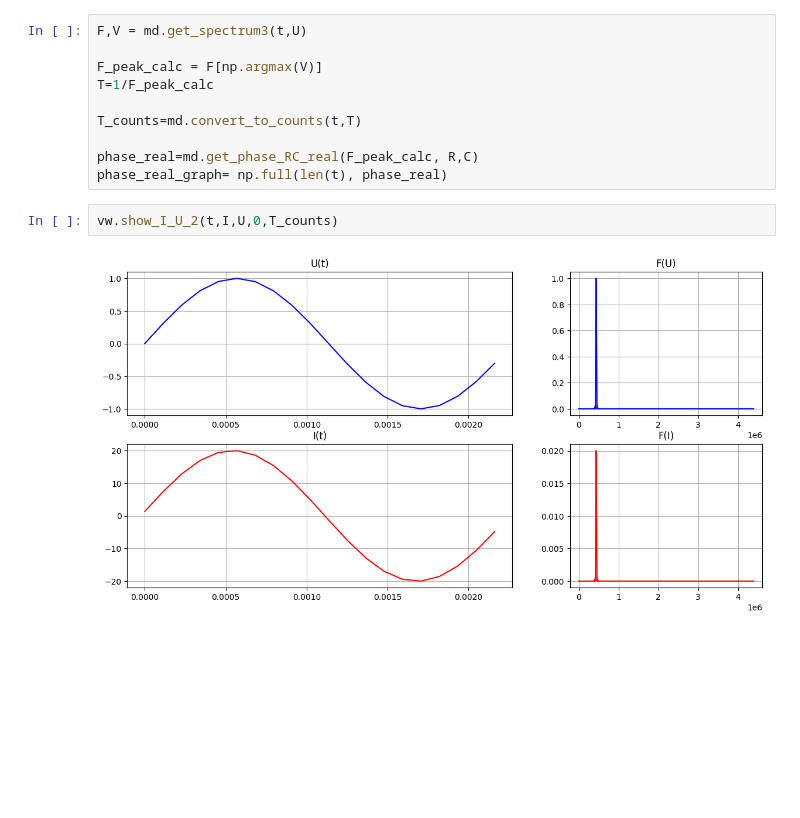
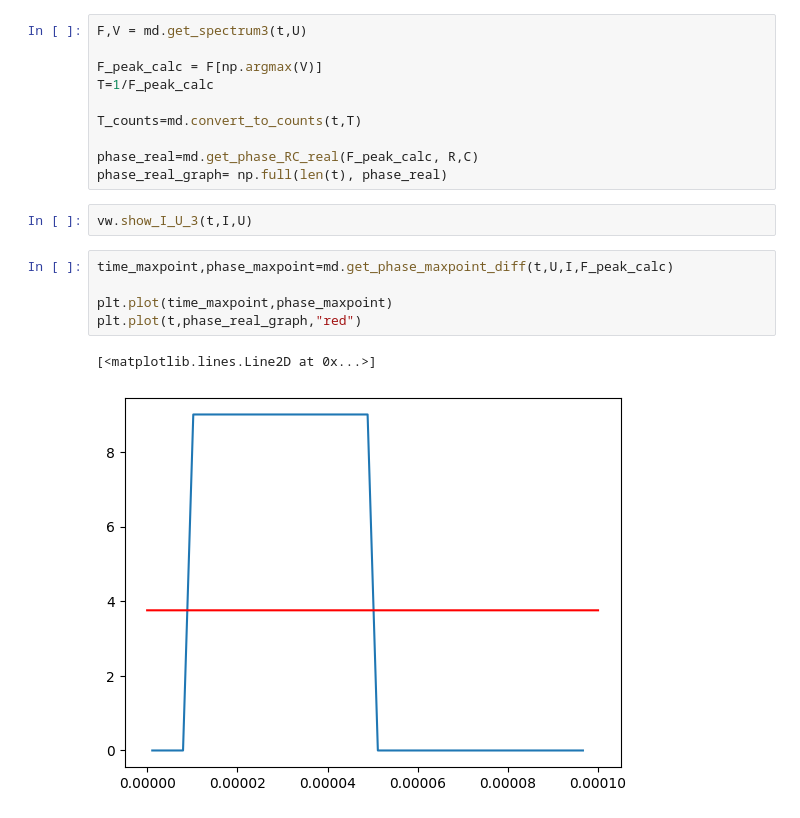
Before and after one commit to Gr-a-f/Relaxation_frequency_phase_algorithm, a Jupyter notebook: sin_phantom.ipynb, the cells around one changed output. Cells and saved outputs as stored; diff of their text form; blank space fills up the shorter version.

```diff
--- a/sin_phantom.ipynb
+++ b/sin_phantom.ipynb
@@ -36,9 +39,15 @@ T_counts=md.convert_to_counts(t,T)
 phase_real=md.get_phase_RC_real(F_peak_calc, R,C)
 phase_real_graph= np.full(len(t), phase_real)
 # %%
-vw.show_I_U_2(t,I,U,0,T_counts)
+vw.show_I_U_3(t,I,U)
-# %% [output]
-[figure, removed]
+# %%
+time_maxpoint,phase_maxpoint=md.get_phase_maxpoint_diff(t,U,I,F_peak_calc)
+
+plt.plot(time_maxpoint,phase_maxpoint)
+plt.plot(t,phase_real_graph,"red")
+# %% [output]
+[<matplotlib.lines.Line2D at 0x...>]
+[figure, added]
 # %%
 time_hilbert, phase_hilbert=md.get_phase_hilbert(t, U, I)
 
```
Also changed, not shown: parts of 6 cells of this notebook, 3 other files.
